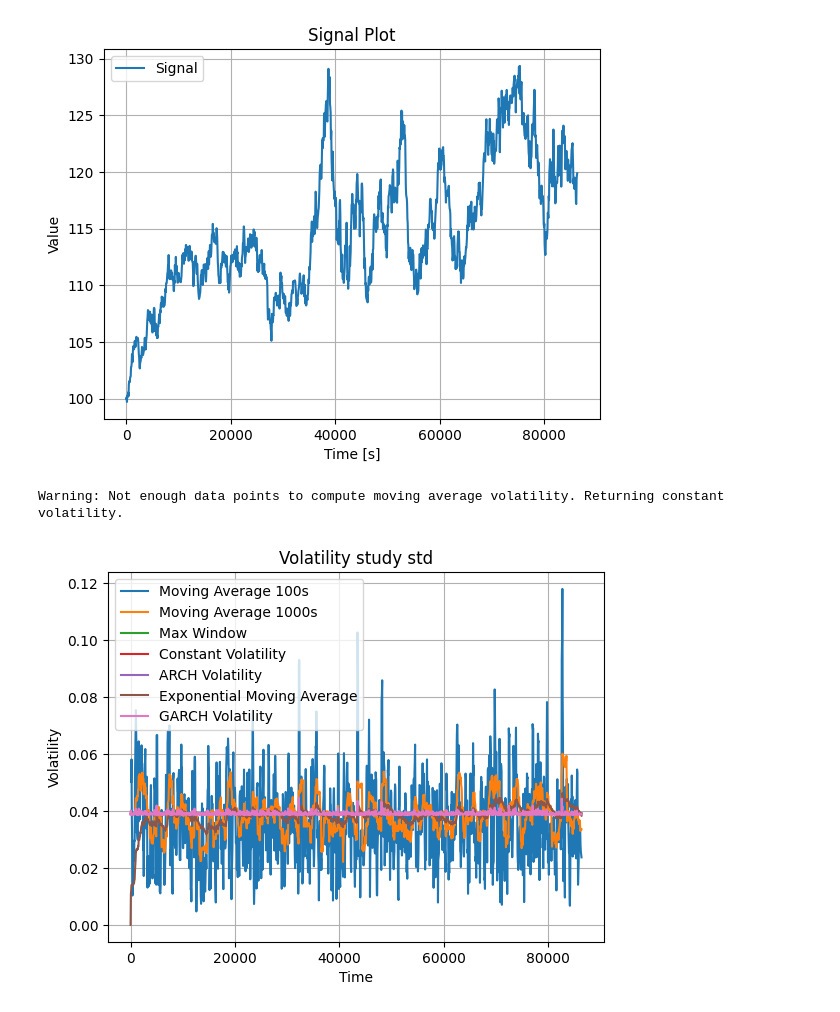
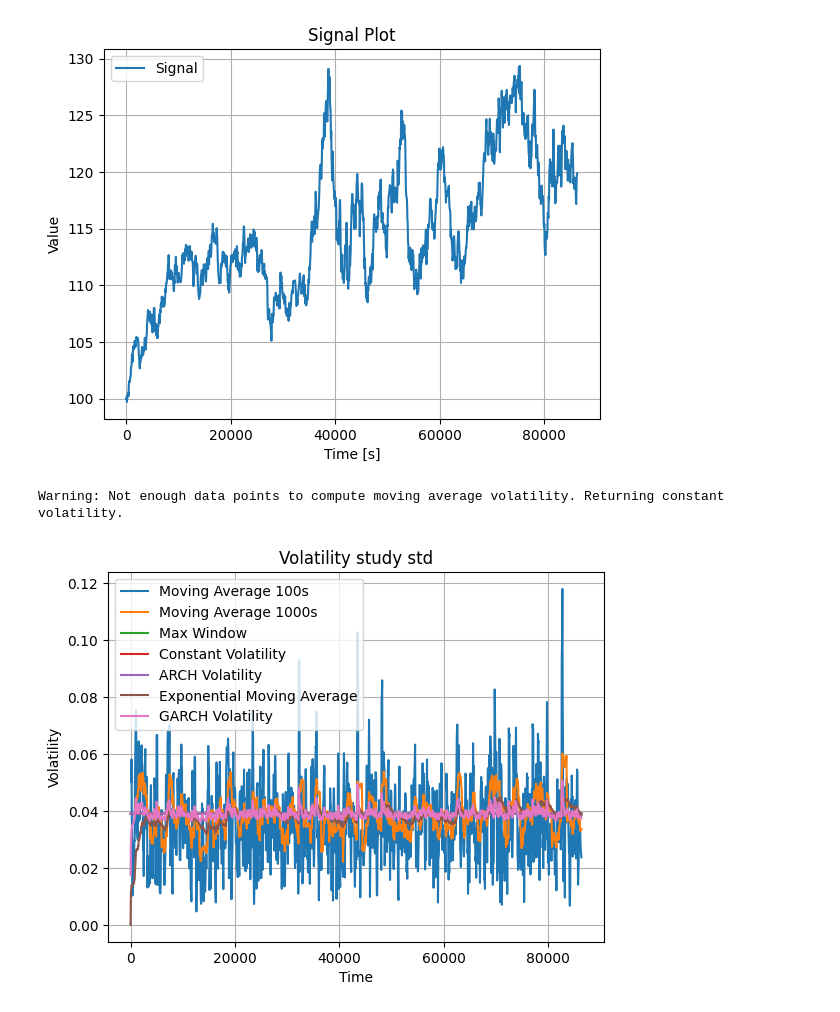
Before and after one commit to giudisciacca/pde-to-finance, a Jupyter notebook: pricing-black-scholes/main.ipynb, the cells around one changed output. Drawn from its saved outputs; the diff is of its cells as text; code cells hidden in the pictures.

```diff
--- a/pricing-black-scholes/main.ipynb
+++ b/pricing-black-scholes/main.ipynb
@@ -38,8 +38,7 @@ def analysis(time, signal):
     constant_std_vol = vol_estimate.moving_average_volatility(10*(time.max()-time.min()))
     arch_vol = vol_estimate.arch_volatility(alpha=0.98)
     exp_vol = vol_estimate.exponential_moving_average(alpha=0.98)
-    garch_vol = vol_estimate.garch_volatility(alpha_exp = 0.98, alpha_arch = 0.0)
-
+    garch_vol = vol_estimate.garch_volatility(alpha_exp = 0.95, alpha_arch = 0.2)
     vol_collection = [moving_std_vol_100,
                       moving_std_vol_1000,
                       max_window_std_vol,
@@ -62,31 +61,31 @@ def analysis(time, signal):
 analysis(t, val)
 # compute BS price of option
 
 # Implement delta hedging and test that gains/losses are zero
 
 
 tickers_collection = ['AAPL','MSFT','NVDA',	'AMD','TSLA','META','SPY']
 for ticker_name in tickers_collection:
     # download
 
     # get options
 
     # estimate price with different volatilities
 
     # estimate the actual volatility
 
     # compare BS price w.r.t. real
 
     # payoff graph over time
 
     # Implement delta hedging
 
     # Compute losses/gains
 
     # Implement gamma, vega, rho
 
     # compute losses/gains
     pass
 # %% [output]
 Warning: Not enough data points to compute moving average volatility. Returning constant volatility.
-[figure, old version]
+[figure, new version]
```
Also changed, not shown: 3 other files.
